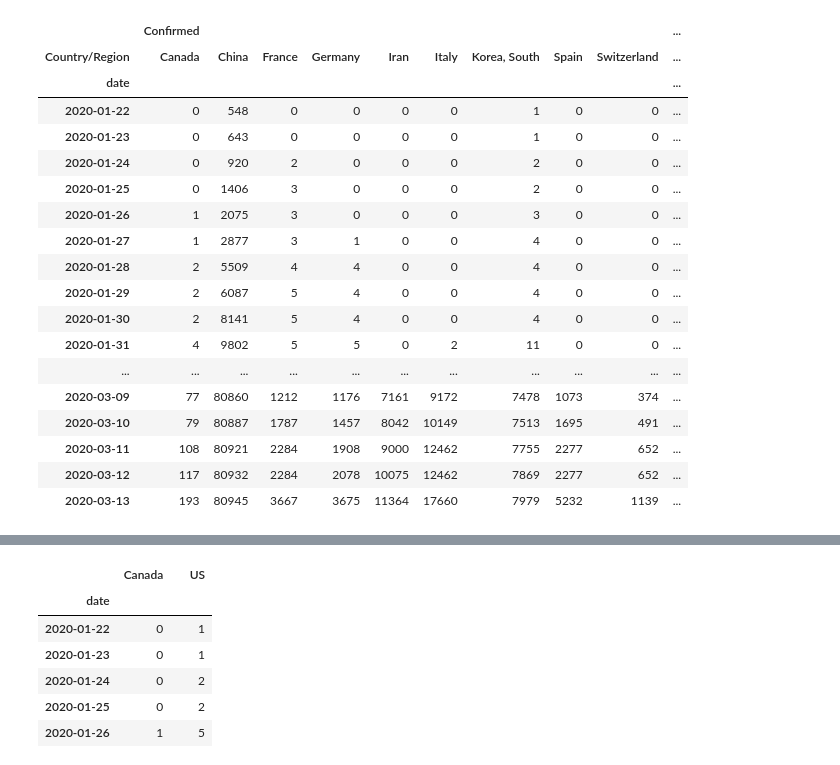
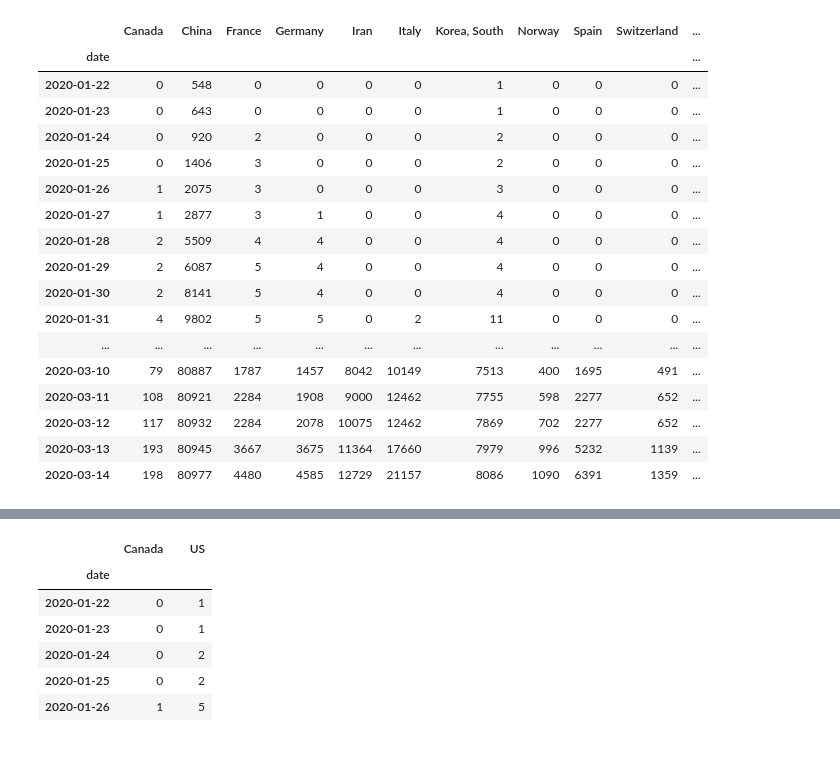
Before and after one commit to simra/COVID-19, a Jupyter notebook: notebooks/COVID-19 Plots.ipynb, the cells around one changed output, grey strips where cells are left out. Drawn from its saved outputs; the diff is of its cells as text; code cells hidden in the pictures.

```diff
--- a/notebooks/COVID-19 Plots.ipynb
+++ b/notebooks/COVID-19 Plots.ipynb
@@ -32,36 +34,36 @@ raw
 # %%
 df=raw.groupby('Country/Region').sum()
 # 03/14: temporarily drop the last column
-del df[df.columns[-1]]
+#del df[df.columns[-1]]
 last_date = list(df.columns)[-1]
 
 df = df[(df.index.isin(['Canada'])) | (df[last_date]>1000)]
 
 df['Country/Region']=df.index
 df=df.melt(id_vars='Country/Region',var_name='date', value_name='Confirmed').pivot(index='date',columns='Country/Region')
 df['date']=pd.to_datetime(df.index)
 
 del df.index.name
 df=df.sort_values(by=['date'])
 df.set_index('date', inplace=True)
+df.columns = [c[1] for c in df.columns]
 df
 # %% [output]
-|  | Confirmed |  |  |  |  |  |  |  |  | ... |
-| Country/Region | Canada | China | France | Germany | Iran | Italy | Korea, South | Spain | Switzerland | ... |
-| date |  |  |  |  |  |  |  |  |  | ... |
-| 2020-01-22 | 0 | 548 | 0 | 0 | 0 | 0 | 1 | 0 | 0 | ... |
-| 2020-01-23 | 0 | 643 | 0 | 0 | 0 | 0 | 1 | 0 | 0 | ... |
-| 2020-01-24 | 0 | 920 | 2 | 0 | 0 | 0 | 2 | 0 | 0 | ... |
-| 2020-01-25 | 0 | 1406 | 3 | 0 | 0 | 0 | 2 | 0 | 0 | ... |
-| 2020-01-26 | 1 | 2075 | 3 | 0 | 0 | 0 | 3 | 0 | 0 | ... |
-| 2020-01-27 | 1 | 2877 | 3 | 1 | 0 | 0 | 4 | 0 | 0 | ... |
-| 2020-01-28 | 2 | 5509 | 4 | 4 | 0 | 0 | 4 | 0 | 0 | ... |
-| 2020-01-29 | 2 | 6087 | 5 | 4 | 0 | 0 | 4 | 0 | 0 | ... |
-| 2020-01-30 | 2 | 8141 | 5 | 4 | 0 | 0 | 4 | 0 | 0 | ... |
-| 2020-01-31 | 4 | 9802 | 5 | 5 | 0 | 2 | 11 | 0 | 0 | ... |
-| ... | ... | ... | ... | ... | ... | ... | ... | ... | ... | ... |
-| 2020-03-09 | 77 | 80860 | 1212 | 1176 | 7161 | 9172 | 7478 | 1073 | 374 | ... |
-| 2020-03-10 | 79 | 80887 | 1787 | 1457 | 8042 | 10149 | 7513 | 1695 | 491 | ... |
-| 2020-03-11 | 108 | 80921 | 2284 | 1908 | 9000 | 12462 | 7755 | 2277 | 652 | ... |
-| 2020-03-12 | 117 | 80932 | 2284 | 2078 | 10075 | 12462 | 7869 | 2277 | 652 | ... |
-| 2020-03-13 | 193 | 80945 | 3667 | 3675 | 11364 | 17660 | 7979 | 5232 | 1139 | ... |
+|  | Canada | China | France | Germany | Iran | Italy | Korea, South | Norway | Spain | Switzerland | ... |
+| date |  |  |  |  |  |  |  |  |  |  | ... |
+| 2020-01-22 | 0 | 548 | 0 | 0 | 0 | 0 | 1 | 0 | 0 | 0 | ... |
+| 2020-01-23 | 0 | 643 | 0 | 0 | 0 | 0 | 1 | 0 | 0 | 0 | ... |
+| 2020-01-24 | 0 | 920 | 2 | 0 | 0 | 0 | 2 | 0 | 0 | 0 | ... |
+| 2020-01-25 | 0 | 1406 | 3 | 0 | 0 | 0 | 2 | 0 | 0 | 0 | ... |
+| 2020-01-26 | 1 | 2075 | 3 | 0 | 0 | 0 | 3 | 0 | 0 | 0 | ... |
+| 2020-01-27 | 1 | 2877 | 3 | 1 | 0 | 0 | 4 | 0 | 0 | 0 | ... |
+| 2020-01-28 | 2 | 5509 | 4 | 4 | 0 | 0 | 4 | 0 | 0 | 0 | ... |
+| 2020-01-29 | 2 | 6087 | 5 | 4 | 0 | 0 | 4 | 0 | 0 | 0 | ... |
+| 2020-01-30 | 2 | 8141 | 5 | 4 | 0 | 0 | 4 | 0 | 0 | 0 | ... |
+| 2020-01-31 | 4 | 9802 | 5 | 5 | 0 | 2 | 11 | 0 | 0 | 0 | ... |
+| ... | ... | ... | ... | ... | ... | ... | ... | ... | ... | ... | ... |
+| 2020-03-10 | 79 | 80887 | 1787 | 1457 | 8042 | 10149 | 7513 | 400 | 1695 | 491 | ... |
+| 2020-03-11 | 108 | 80921 | 2284 | 1908 | 9000 | 12462 | 7755 | 598 | 2277 | 652 | ... |
+| 2020-03-12 | 117 | 80932 | 2284 | 2078 | 10075 | 12462 | 7869 | 702 | 2277 | 652 | ... |
+| 2020-03-13 | 193 | 80945 | 3667 | 3675 | 11364 | 17660 | 7979 | 996 | 5232 | 1139 | ... |
+| 2020-03-14 | 198 | 80977 | 4480 | 4585 | 12729 | 21157 | 8086 | 1090 | 6391 | 1359 | ... |
```
Also changed, not shown: parts of 8 cells of this notebook, 4 other files.
